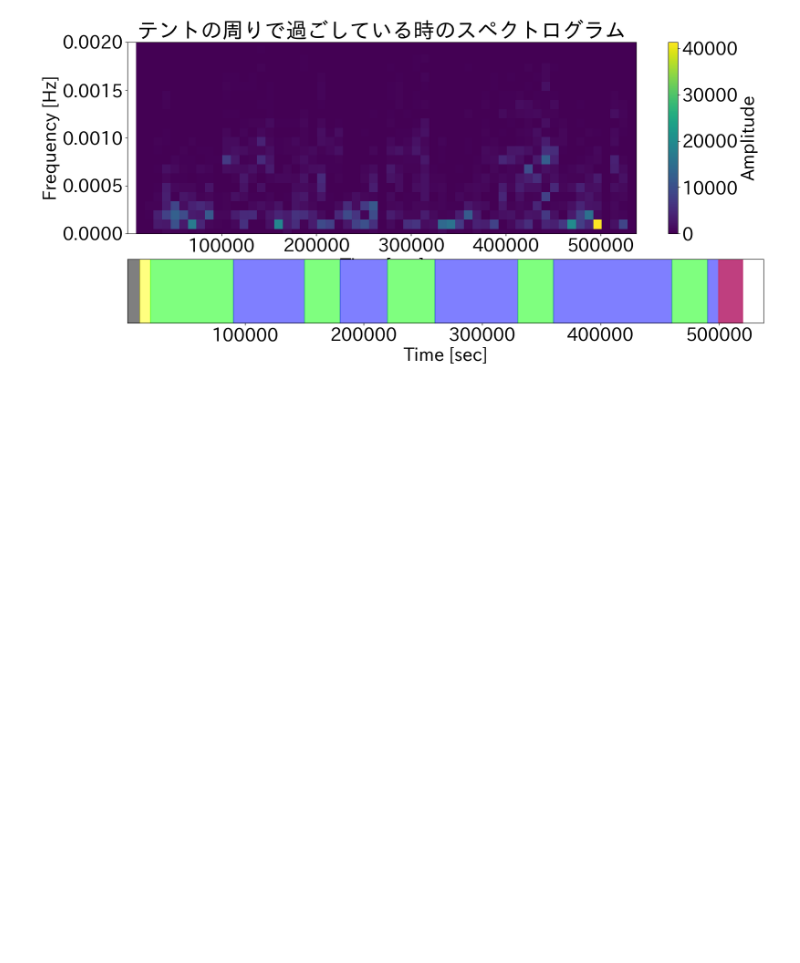
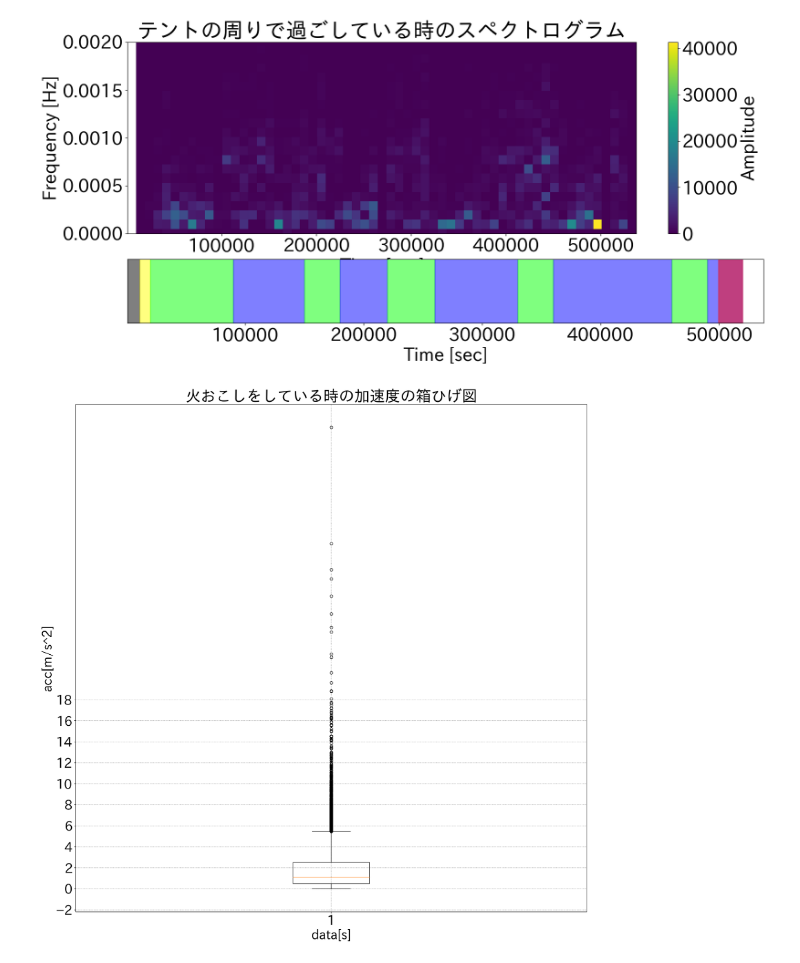
Before and after one commit to harutiro/jupyter, a Jupyter notebook: camp/3/python/火おこし/acc-fft.ipynb, the cells around one changed output. Cells and saved outputs as stored; diff of their text form; code cells hidden in the pictures; blank space fills up the shorter version.

```diff
--- a/camp/3/python/火おこし/acc-fft.ipynb
+++ b/camp/3/python/火おこし/acc-fft.ipynb
@@ -277,3 +275,26 @@ plt.show()
 490026 520031
 520031 499438
 [figure]
+# %%
+# グリッドの設定などはここで行います
+fig = plt.figure(figsize=(20, 20))
+## 一つの画像内に複数のグラフを表示させる場合に使用
+ax3 = fig.add_subplot(1, 1, 1)
+ax3.grid(color='k', linestyle='dotted', linewidth=1, alpha=0.5, zorder=2)
+ax3.set_title("火おこしをしている時の加速度の箱ひげ図")
+ax3.set_xlabel('data[s]')
+ax3.set_ylabel('acc[m/s^2]')
+ax3.get_yaxis().get_major_formatter().set_useOffset(False)
+
+# メモリは2m/s^2刻み
+ax3.set_yticks(np.arange(-20, 20, 2))
+
+norm = np.sqrt(acc["x"]**2 + acc["y"]**2 + acc["z"]**2)
+
+# 箱ひげ図を描画
+ax3.boxplot(norm)
+
+# グラフを表示
+plt.show()
+# %% [output]
+[figure, added]
```
Also changed, not shown: parts of 1 cell of this notebook, 3 other files.
